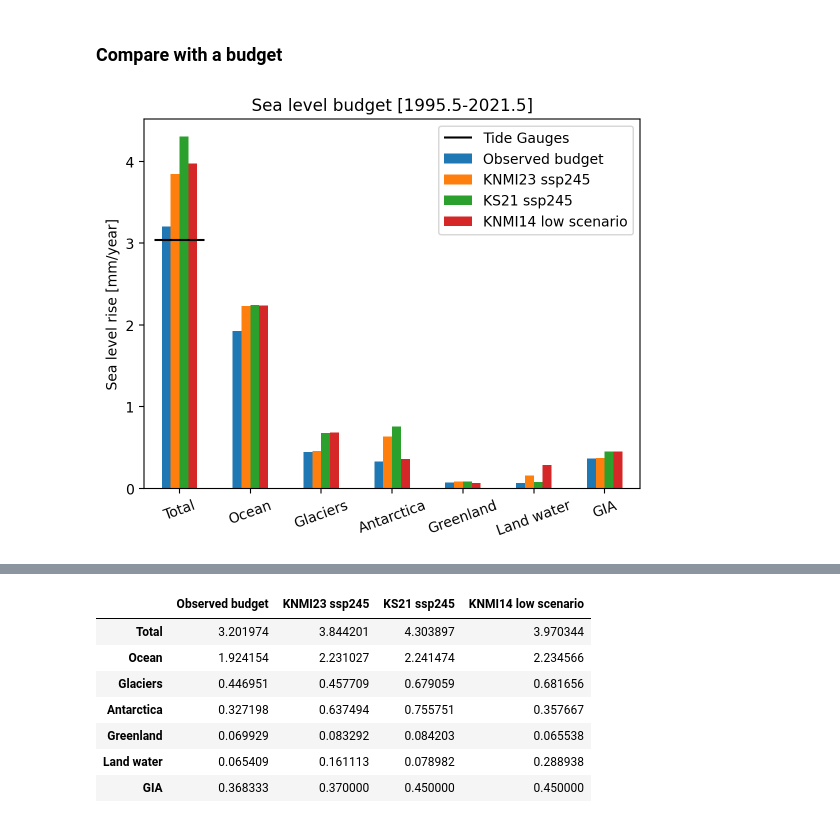
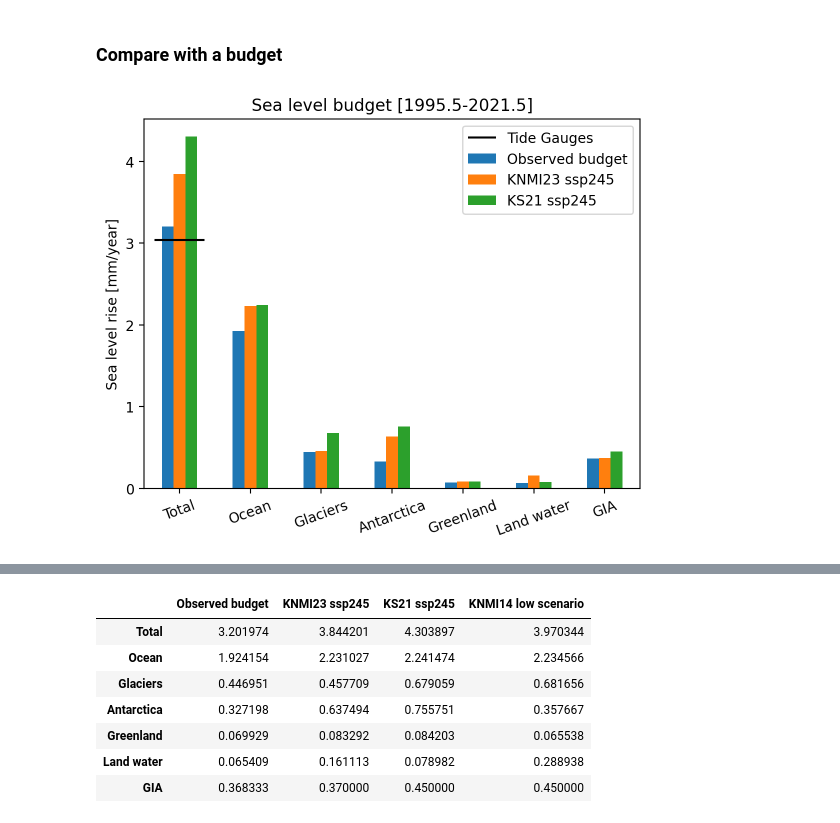
Before and after one commit to KNMI-sealevel/KNMI23_SeaLevelScenarios, a Jupyter notebook: CompObsProj.ipynb, the cells around one changed output, grey strips where cells are left out. Cells and saved outputs as stored; diff of their text form; code cells hidden in the pictures.

Commit message:
Update figures.

```diff
--- a/CompObsProj.ipynb
+++ b/CompObsProj.ipynb
@@ -493,21 +540,21 @@ def comp_budget(sp, ep, sce, budget):
 # %%
 sp = 1995.5
 ep = 2021.5
 
 budget_df = budget_tg_df
 
 sce = 'low' # 'low' or 'high'
 comp_df = comp_budget(sp, ep, sce, budget_df)
 obs_rate = compute_linear_trend(budget_df['Obs'].loc[sp:ep])
 
-ax = comp_df.plot.bar(rot=20)
+ax = comp_df.loc[:, comp_df.columns != 'KNMI14 low scenario'].plot.bar(rot=20)
 ax.hlines(y=obs_rate, xmin=-0.35, xmax=0.35, color='black', label='Tide Gauges')
 
 #ax.set_ylim([0,4.2])
 plt.legend()
 plt.ylabel('Sea level rise [mm/year]')
 plt.title(f'Sea level budget [{sp}-{ep}]' )
 
 plt.savefig('./figures/CompBudgetProj.pdf', dpi=150)
 # %% [output]
-[figure, old version]
+[figure, new version]
```
Also changed, not shown: parts of 7 cells of this notebook, 4 other files.
